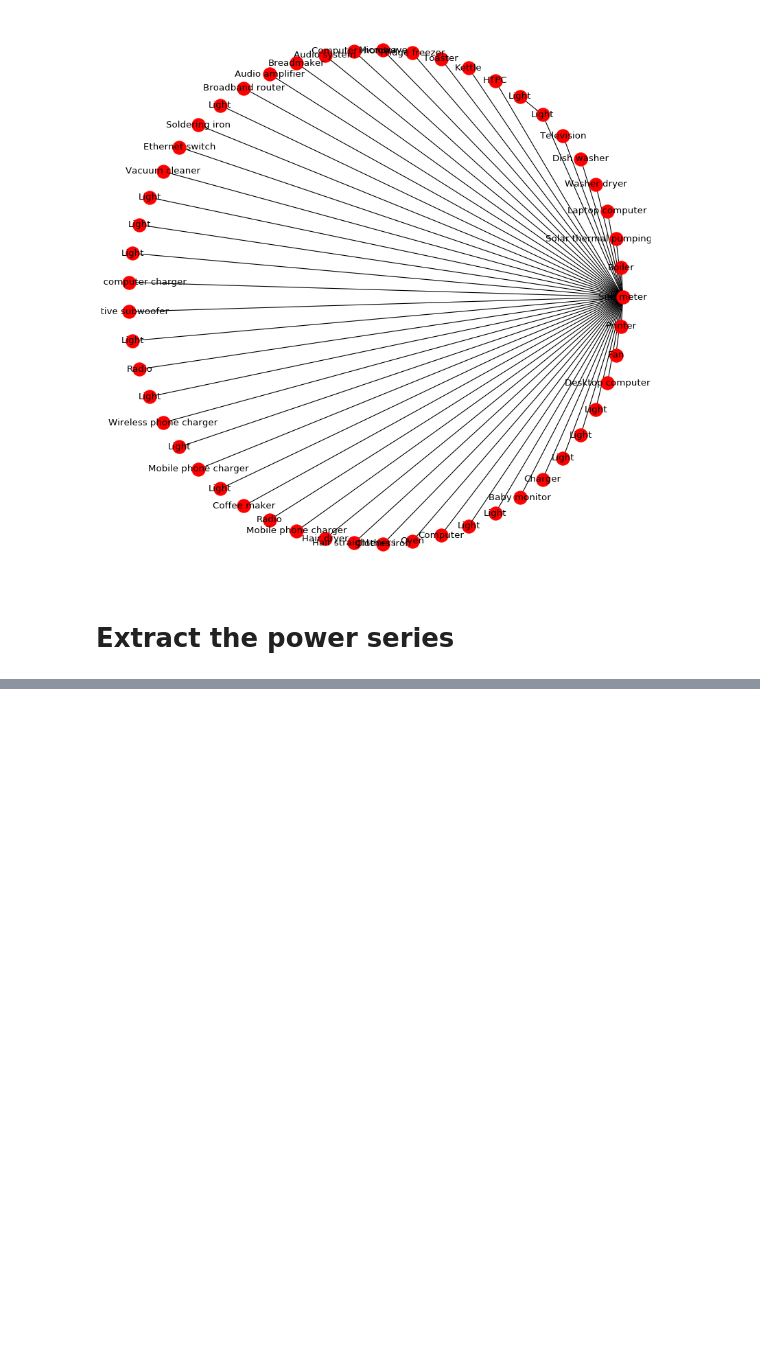
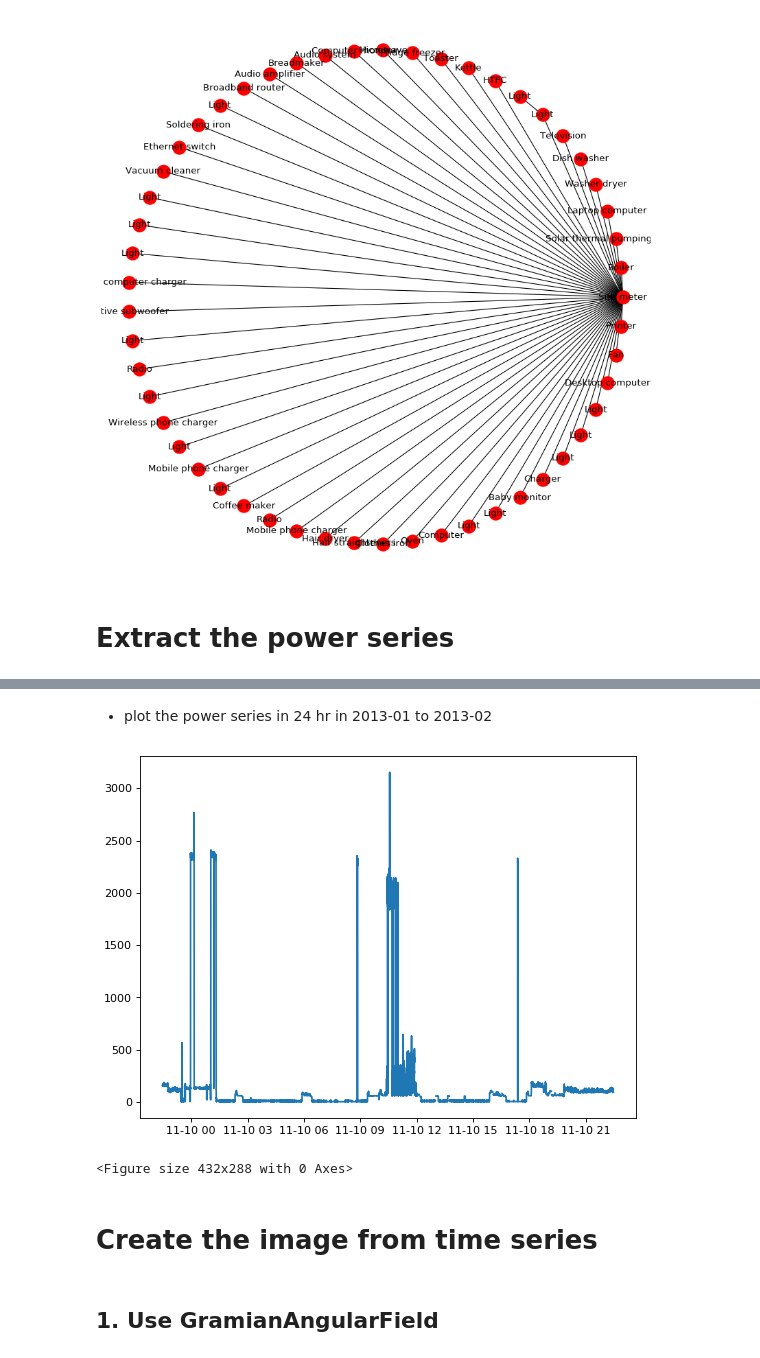
Before and after one commit to Gracepicharporn/Data-Science-project, a Jupyter notebook: nilmtk_UK-DALE.ipynb, the cells around one changed output, grey strips where cells are left out. Drawn from its saved outputs; the diff is of its cells as text; code cells hidden in the pictures; blank space fills up the shorter version.

```diff
--- a/nilmtk_UK-DALE.ipynb
+++ b/nilmtk_UK-DALE.ipynb
@@ -166,0 +240,14 @@ uk_dale.buildings[1].elec.draw_wiring_graph()
+# %% [markdown]
+* plot the power series in 24 hr in 2013-01 to 2013-02
+# %%
+figure(figsize=(8, 6), dpi=80)
+plt.plot(ukdale_allpowerseries_building1['2012-11-09 22:28:18': '2012-11-10 22:28:18'])
+plt.figure()
+plt.show()
+# %% [output]
+[figure, added]
+<Figure size 432x288 with 0 Axes>
+# %% [markdown]
+# Create the image from time series
+# %% [markdown]
+## 1. Use GramianAngularField
```
Also changed, not shown: parts of 51 cells of this notebook.
